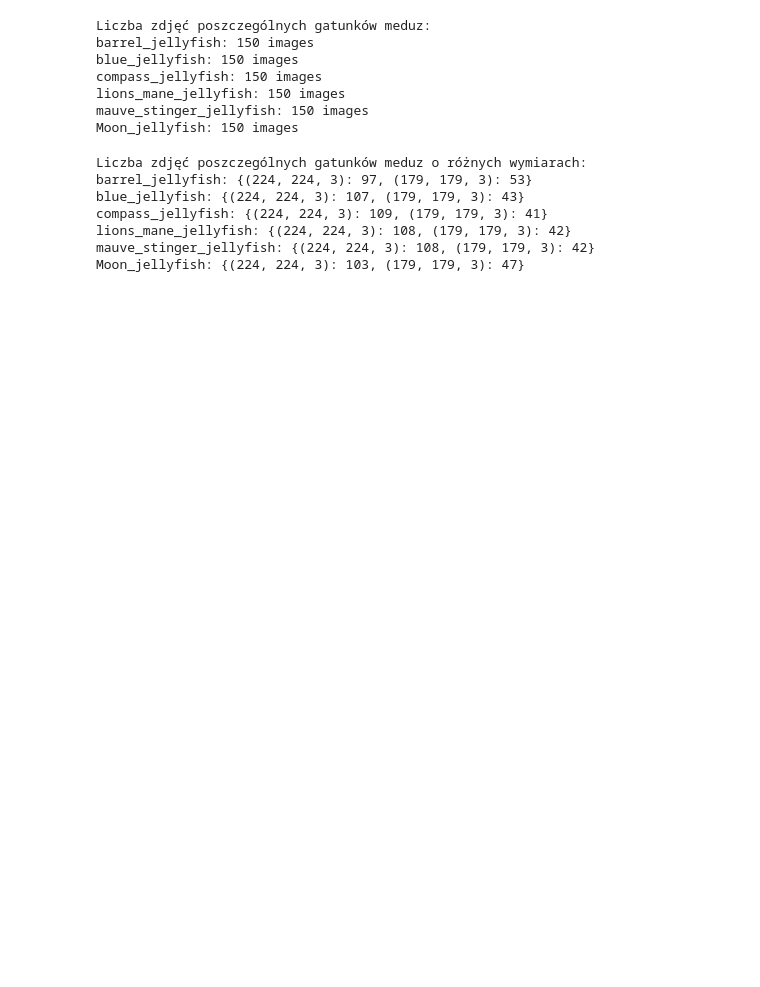
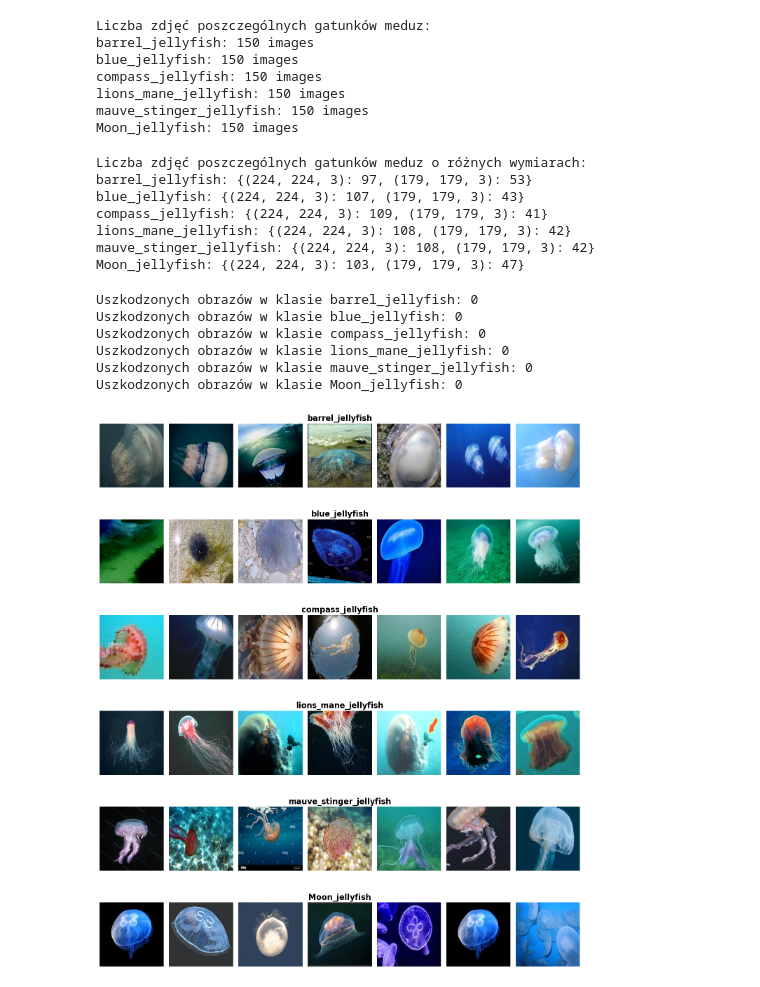
Before and after one commit to ThisMike7/jellyfish_ML, a Jupyter notebook: EDA/eda.ipynb, the cells around one changed output. Saved outputs shown, nothing was run; the diff lists cells and outputs as text; code cells hidden in the pictures; blank space fills up the shorter version.

```diff
--- a/EDA/eda.ipynb
+++ b/EDA/eda.ipynb
@@ -51,0 +60,33 @@ Moon_jellyfish: {(224, 224, 3): 103, (179, 179, 3): 47}
+# %%
+check_image_integrity(jellyfish_dict)
+# %% [output]
+Uszkodzonych obrazów w klasie barrel_jellyfish: 0
+Uszkodzonych obrazów w klasie blue_jellyfish: 0
+Uszkodzonych obrazów w klasie compass_jellyfish: 0
+Uszkodzonych obrazów w klasie lions_mane_jellyfish: 0
+Uszkodzonych obrazów w klasie mauve_stinger_jellyfish: 0
+Uszkodzonych obrazów w klasie Moon_jellyfish: 0
+# %%
+def show_sample_images_per_class(class_images_dict, samples_per_class=5):
+    num_classes = len(class_images_dict)
+    plt.figure(figsize=(samples_per_class * 2, num_classes * 2.8))
+
+    for row_idx, (class_name, images) in enumerate(class_images_dict.items()):
+        selected = random.sample(images, min(samples_per_class, len(images)))
+
+        for col_idx, img in enumerate(selected):
+            ax = plt.subplot(num_classes, samples_per_class, row_idx * samples_per_class + col_idx + 1)
+            ax.imshow(img)
+            ax.axis('off')
+
+        mid_col = row_idx * samples_per_class + samples_per_class // 2 + 1
+        ax_title = plt.subplot(num_classes, samples_per_class, mid_col)
+        ax_title.set_title(class_name, fontsize=16, fontweight='bold')
+        ax_title.axis('off')
+
+    plt.tight_layout()
+    plt.show()
+# %%
+show_sample_images_per_class(jellyfish_dict, samples_per_class=7)
+# %% [output]
+[figure, added]
```
Also changed, not shown: parts of 8 cells of this notebook.
